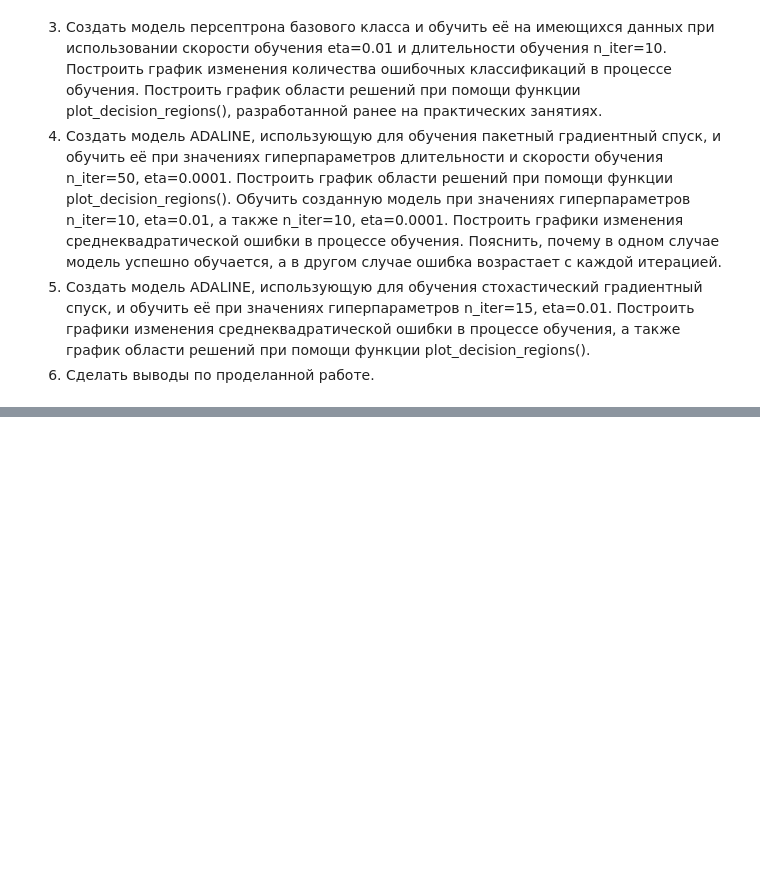
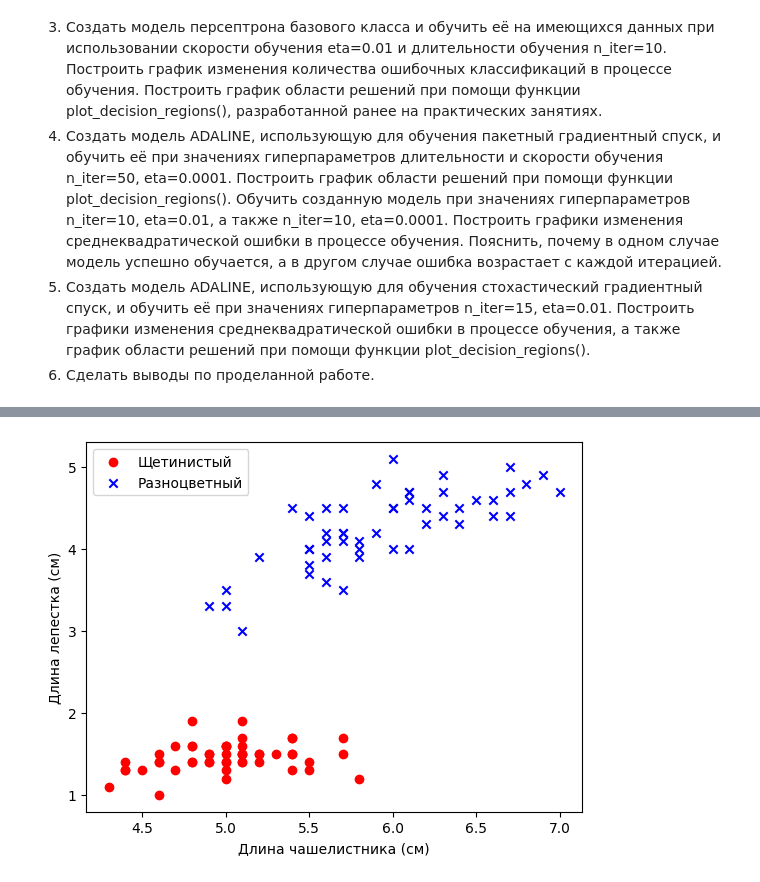
Before and after one commit to Embadika/Artificial-intelligence-systems-in-robotics, a Jupyter notebook: Разработка_модели_линейного_адаптивного_нейрона_(ADALINE)_на_основе_базового_класса_персептрона.ipynb, the cells around one changed output, grey strips where cells are left out. Drawn from its saved outputs; the diff is of its cells as text; code cells hidden in the pictures; blank space fills up the shorter version.

```diff
--- a/Разработка_модели_линейного_адаптивного_нейрона_(ADALINE)_на_основе_базового_класса_персептрона.ipynb
+++ b/Разработка_модели_линейного_адаптивного_нейрона_(ADALINE)_на_основе_базового_класса_персептрона.ipynb
@@ -71,0 +136,15 @@ class Perceptron():
+# %%
+iris_dataset = load_iris()
+# %%
+x = iris_dataset['data'][0:100,[0, 2]]
+y = iris_dataset['target'][0:100]
+y = np.where(y==0, -1, 1)
+# %%
+plt.scatter(x[:50, 0], x[:50, 1], color='red', marker='o', label='Щетинистый')
+plt.scatter(x[50:100, 0], x[50:100, 1], color='blue', marker='x', label='Разноцветный')
+plt.xlabel('Длина чашелистника (см)')
+plt.ylabel('Длина лепестка (см)')
+plt.legend()
+plt.show()
+# %% [output]
+[figure, added]
```
Also changed, not shown: parts of 28 cells of this notebook.
